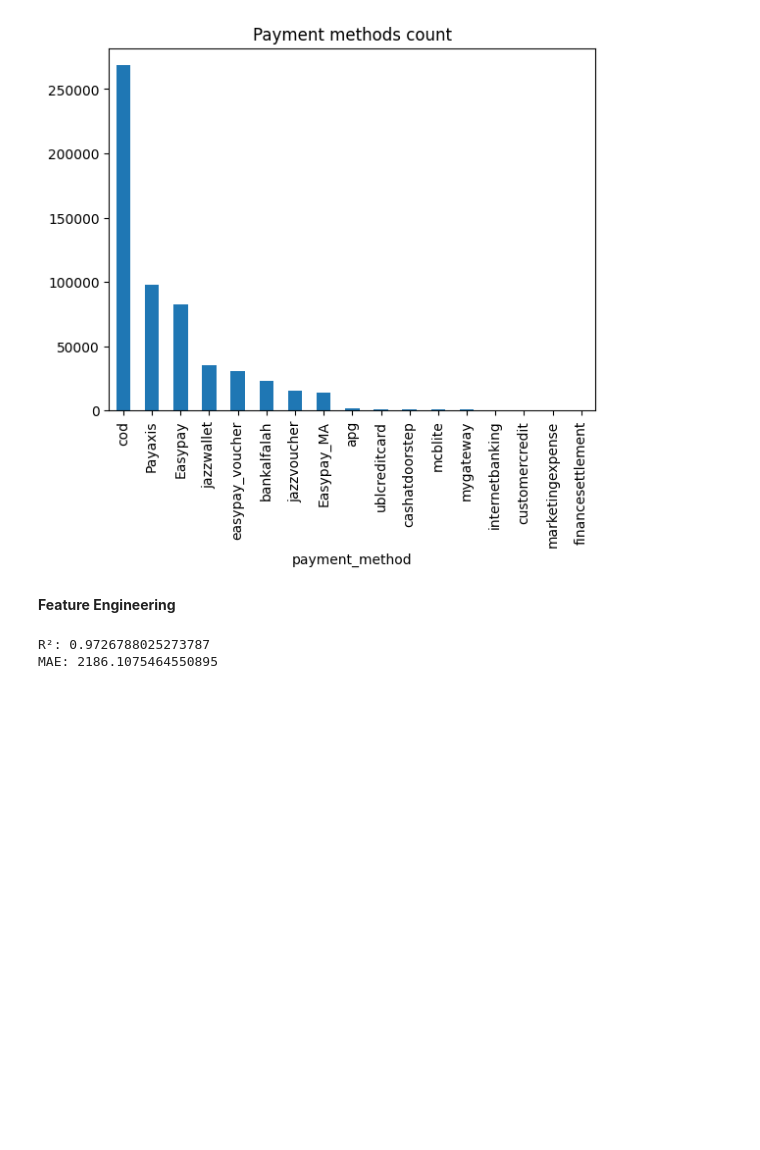
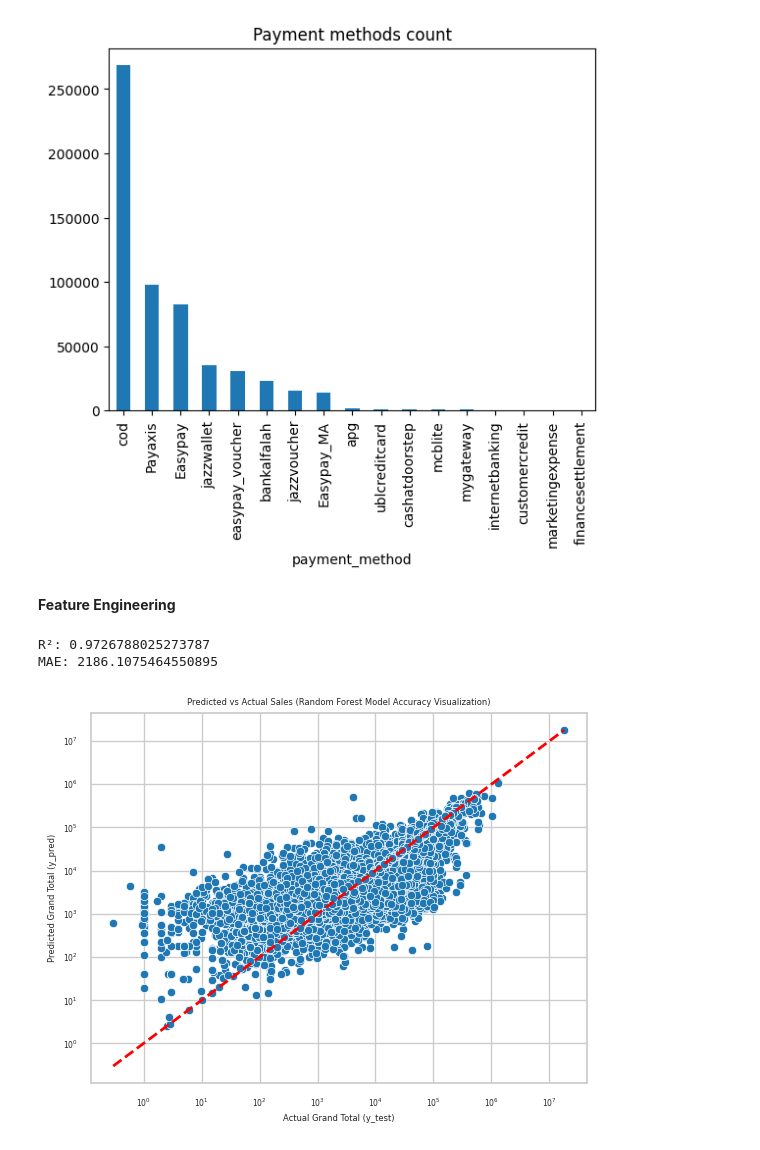
Before and after one commit to zain4cs/E-commerce-Sales-Analysis-Prediction, a Jupyter notebook: Ecom_Data.ipynb, the cells around one changed output. Drawn from its saved outputs; the diff is of its cells as text; code cells hidden in the pictures; blank space fills up the shorter version.

```diff
--- a/Ecom_Data.ipynb
+++ b/Ecom_Data.ipynb
@@ -470,6 +470,21 @@ print("MAE:", mean_absolute_error(y_test, pred))
 # %% [output]
 R²: 0.9726788025273787
 MAE: 2186.1075464550895
+# %%
+sns.set_style('whitegrid')
+sns.set_context('notebook', font_scale=0.5)
+
+sns.scatterplot(x=y_test, y=pred)
+plt.xscale('log')
+plt.yscale('log')
+plt.xlabel("Actual Grand Total (y_test)")
+plt.ylabel("Predicted Grand Total (y_pred)")
+plt.title("Predicted vs Actual Sales (Random Forest Model Accuracy Visualization)")
+plt.plot([y_test.min(),y_test.max()], [y_test.min(),y_test.max()], 'r--',lw=2)
+plt.savefig('ecom_data_graph.png', dpi=300, bbox_inches='tight')
+plt.show()
+# %% [output]
+[figure, added]
 # %%
 sns.set_style('whitegrid')
 sns.set_context('notebook', font_scale=0.5)
```
Also changed, not shown: parts of 1 cell of this notebook.
